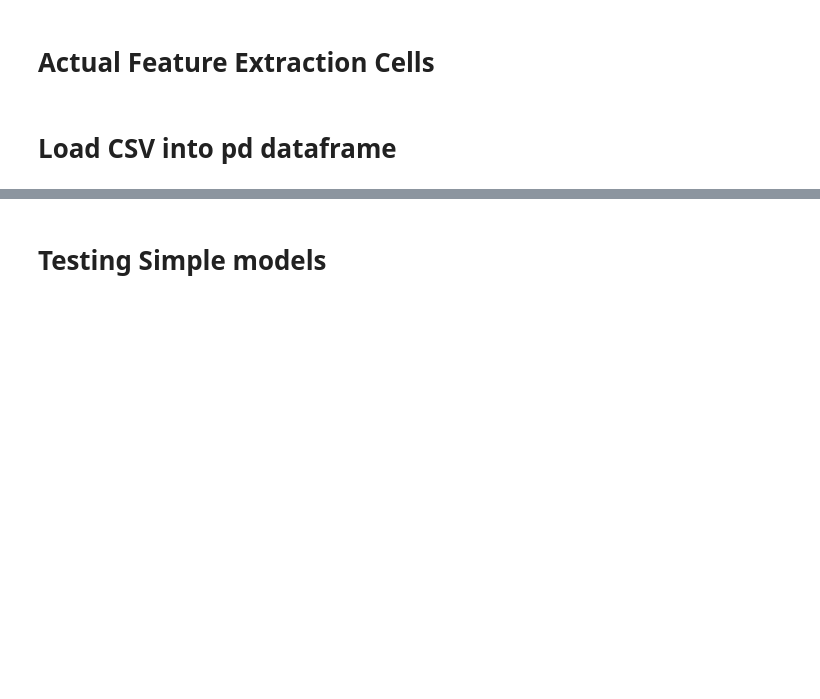
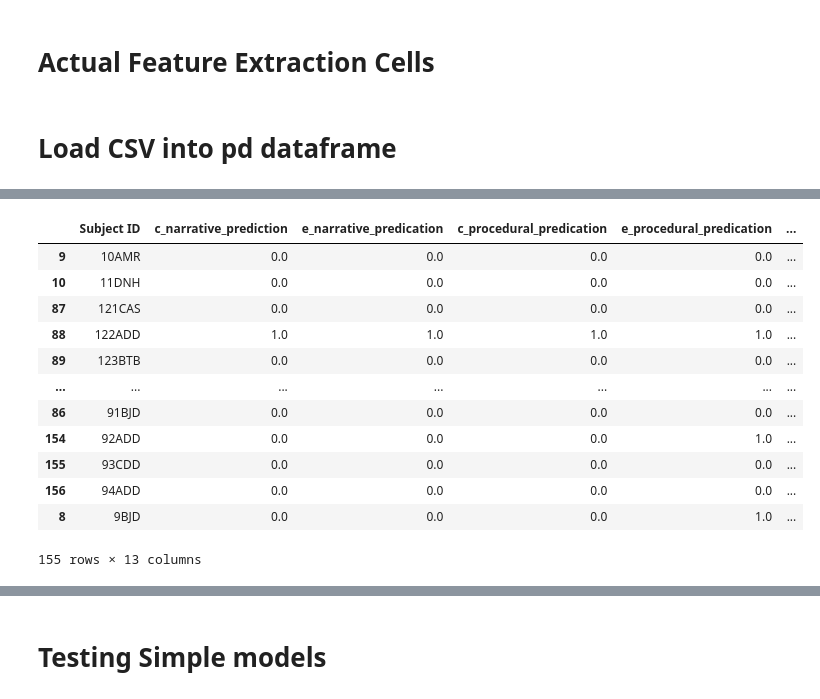
Before and after one commit to Parisman1/CognitiveDecline-NLP, a Jupyter notebook: Sanitizer.ipynb, the cells around one changed output, grey strips where cells are left out. Saved outputs shown, nothing was run; the diff lists cells and outputs as text; code cells hidden in the pictures; blank space fills up the shorter version.

```diff
--- a/Sanitizer.ipynb
+++ b/Sanitizer.ipynb
@@ -186,5 +186,6 @@ with open('/content/drive/MyDrive/CSCE 5215/Spring 2021/ProjectDat.csv', 'w', ne
 # %% [markdown]
 # Load CSV into pd dataframe
 # %%
-DATA = pd.read_csv('/content/drive/MyDrive/CSCE 5215/Spring 2021/ProjectDat.csv')
+final_path = '/content/drive/MyDrive/CSCE 5215/Spring 2021/final_pred.csv'
+data_path = '/content/drive/MyDrive/CSCE 5215/Spring 2021/ProjectDat.csv'
 # %%
@@ -237,4 +217,18 @@ new_pred
 # %%
-pred = pd.read_csv(pred_path)
-pred = pred.sort_values('Subject ID')
-e_c_pred = pred['e_label Λ c_label']
+pred = pred[~pred['final'].isin(['-'])]
+pred = pred.sort_values("Subject ID")
+pred
+# %% [output]
+|  | Subject ID | c_narrative_prediction | e_narrative_predication | c_procedural_predication | e_procedural_predication | ... |
+| 9 | 10AMR | 0.0 | 0.0 | 0.0 | 0.0 | ... |
+| 10 | 11DNH | 0.0 | 0.0 | 0.0 | 0.0 | ... |
+| 87 | 121CAS | 0.0 | 0.0 | 0.0 | 0.0 | ... |
+| 88 | 122ADD | 1.0 | 1.0 | 1.0 | 1.0 | ... |
+| 89 | 123BTB | 0.0 | 0.0 | 0.0 | 0.0 | ... |
+| ... | ... | ... | ... | ... | ... | ... |
+| 86 | 91BJD | 0.0 | 0.0 | 0.0 | 0.0 | ... |
+| 154 | 92ADD | 0.0 | 0.0 | 0.0 | 1.0 | ... |
+| 155 | 93CDD | 0.0 | 0.0 | 0.0 | 0.0 | ... |
+| 156 | 94ADD | 0.0 | 0.0 | 0.0 | 0.0 | ... |
+| 8 | 9BJD | 0.0 | 0.0 | 0.0 | 1.0 | ... |
+155 rows × 13 columns
```
Also changed, not shown: parts of 14 cells of this notebook.
